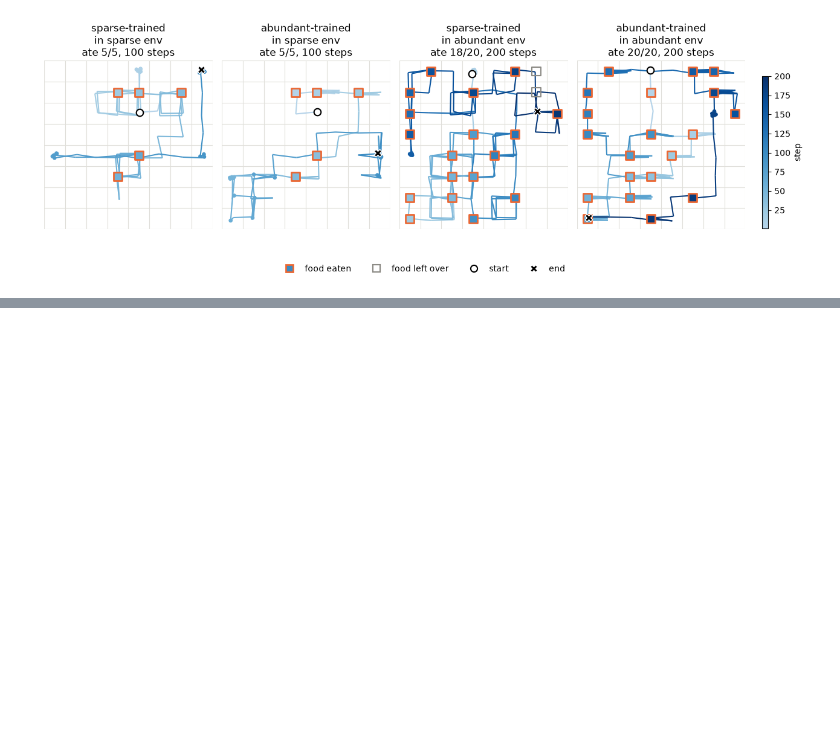
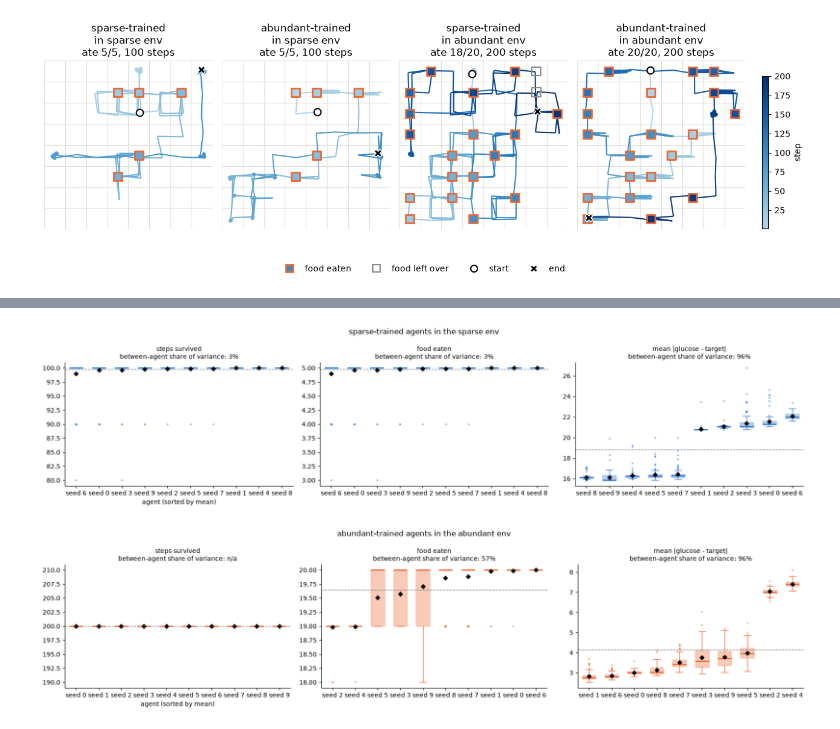
Before and after one commit to JuanMendez163/embodied_organs, a Jupyter notebook: notebooks/qlearning.ipynb, the cells around one changed output, grey strips where cells are left out. Cells and saved outputs as stored; diff of their text form; code cells hidden in the pictures; blank space fills up the shorter version.

```diff
--- a/notebooks/qlearning.ipynb
+++ b/notebooks/qlearning.ipynb
@@ -198,0 +234,5 @@ plot_episode_maps(example_trajs, EVAL_ENV_PARAMS["abundant"], fname=f"{PLOT_DIR}
+# %%
+agent_evals = {} # (group label, env label) -> list over agents of lists of trajectories
+for g_label, agents in group_agents.items():
+    for e_label, params in VAR_ENV_PARAMS.items():
+        agent_evals[(g_label, e_label)] = evaluate_agents(agents, params, N_EVAL_PER_AGENT, EVAL_SEED)
@@ -198,0 +242,9 @@ plot_episode_maps(example_trajs, EVAL_ENV_PARAMS["abundant"], fname=f"{PLOT_DIR}
+# %%
+seed_labels = [f"seed {s}" for s in AGENT_SEEDS]
+for g_label, e_label in TRAIN_ENV.items():
+    plot_per_agent_outcomes(agent_evals[(g_label, e_label)], VAR_ENV_PARAMS[e_label], GROUP_COLORS[g_label],
+                            f"{g_label} agents in the {e_label} env", agent_labels=seed_labels,
+                            fname=f"{PLOT_DIR}/agents_outcomes_{g_label}.png")
+# %% [output]
+[figure, added]
+[figure, added]
```
Also changed, not shown: parts of 19 cells of this notebook, 1 other file.
